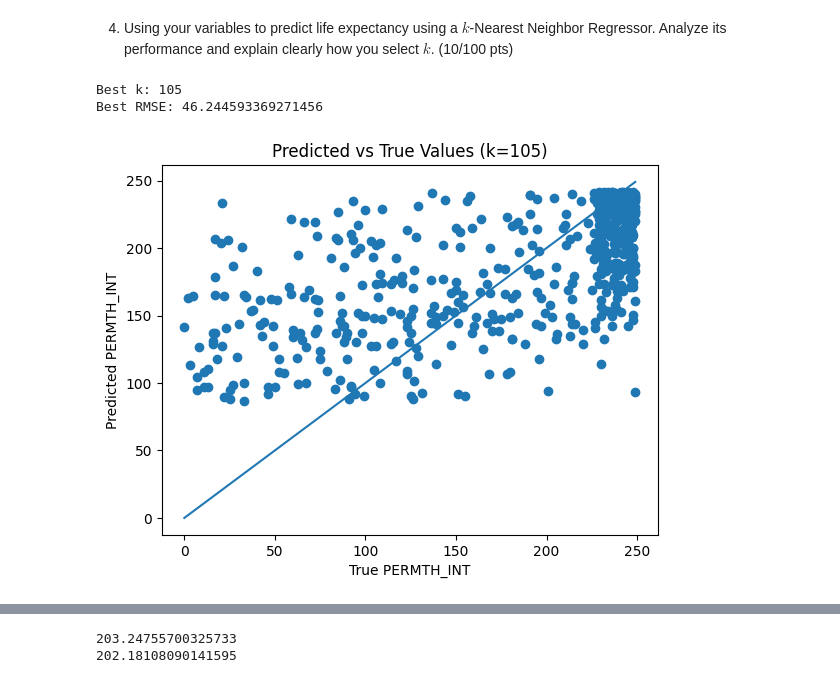
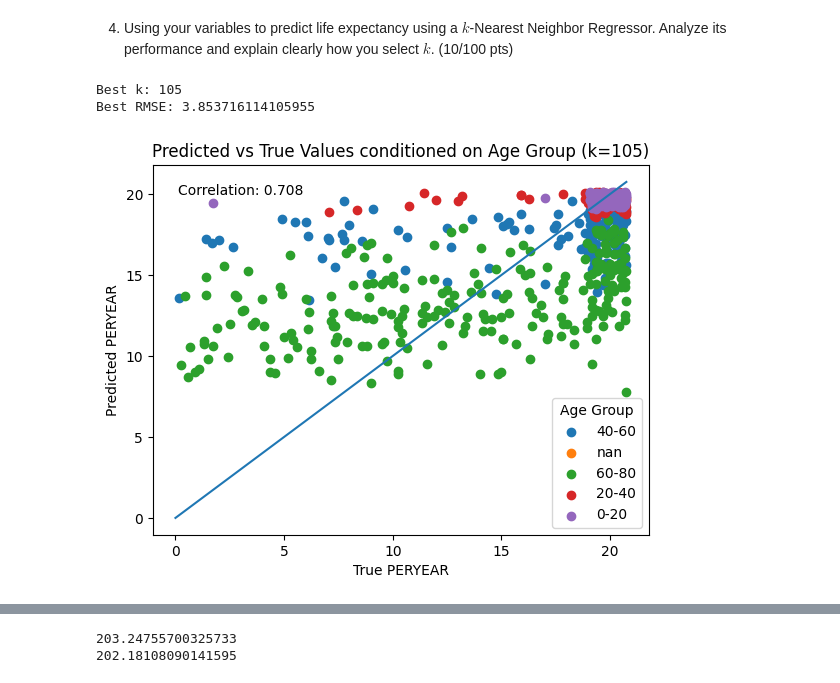
Before and after one commit to shalmalirao/ds3001-project1, a Jupyter notebook: project_1_bsds.ipynb, the cells around one changed output, grey strips where cells are left out. Drawn from its saved outputs; the diff is of its cells as text; code cells hidden in the pictures.

```diff
--- a/project_1_bsds.ipynb
+++ b/project_1_bsds.ipynb
@@ -295,7 +319,7 @@ from sklearn.preprocessing import StandardScaler
 from sklearn.neighbors import KNeighborsRegressor
 from sklearn.metrics import root_mean_squared_error
 
-target = 'PERMTH_INT'
+target = 'PERYEAR'
 # Drop missing values
 data = df[variables + [target]].dropna()
 
@@ -316,36 +340,61 @@ X_train_scaled = scaler.fit_transform(X_train)
 X_test_scaled = scaler.transform(X_test)
 
 # Create and train KNN regressor
 for k in k_list:
     knn = KNeighborsRegressor(n_neighbors=k)
     knn.fit(X_train_scaled, y_train)
     y_pred = knn.predict(X_test_scaled)
     rmse = root_mean_squared_error(y_test, y_pred)
     rmse_values.append(rmse)
 
 # Find best k
 best_k = k_list[rmse_values.index(min(rmse_values))]
 print("Best k:", best_k)
 print("Best RMSE:", min(rmse_values))
 
 best_knn = KNeighborsRegressor(n_neighbors=best_k)
 best_knn.fit(X_train_scaled, y_train)
 y_pred_best = best_knn.predict(X_test_scaled)
 
 
 # Scatterplot: predicted vs true
+age_group_test = pd.cut(
+    X_test['RIDAGEYR'],
+    bins=[0,20,40,60,80],
+    labels=['0-20','20-40','40-60','60-80']
+)
+
 plt.figure()
-plt.scatter(y_test, y_pred_best)
-plt.xlabel("True PERMTH_INT")
-plt.ylabel("Predicted PERMTH_INT")
-plt.title(f"Predicted vs True Values (k={best_k})")
+
+for group in age_group_test.unique():
+    mask = age_group_test == group
+    plt.scatter(
+        y_test[mask],
+        y_pred_best[mask],
+        label=group
+    )
+
+plt.xlabel("True PERYEAR")
+plt.ylabel("Predicted PERYEAR")
+plt.title(f"Predicted vs True Values conditioned on Age Group (k={best_k})")
+
 plt.plot(
     [y_test.min(), y_test.max()],
     [y_test.min(), y_test.max()]
 )
 
+r = np.corrcoef(y_test, y_pred_best)[0,1]
+plt.text(
+    0.05, 0.95,
+    f"Correlation: {r:.3f}",
+    transform=plt.gca().transAxes,
+    verticalalignment='top'
+)
+
+plt.legend(title="Age Group")
+
 plt.show()
 # %% [output]
 Best k: 105
-Best RMSE: 46.244593369271456
+Best RMSE: 3.853716114105955
-[figure, old version]
+[figure, new version]
```
Also changed, not shown: parts of 4 cells of this notebook.
